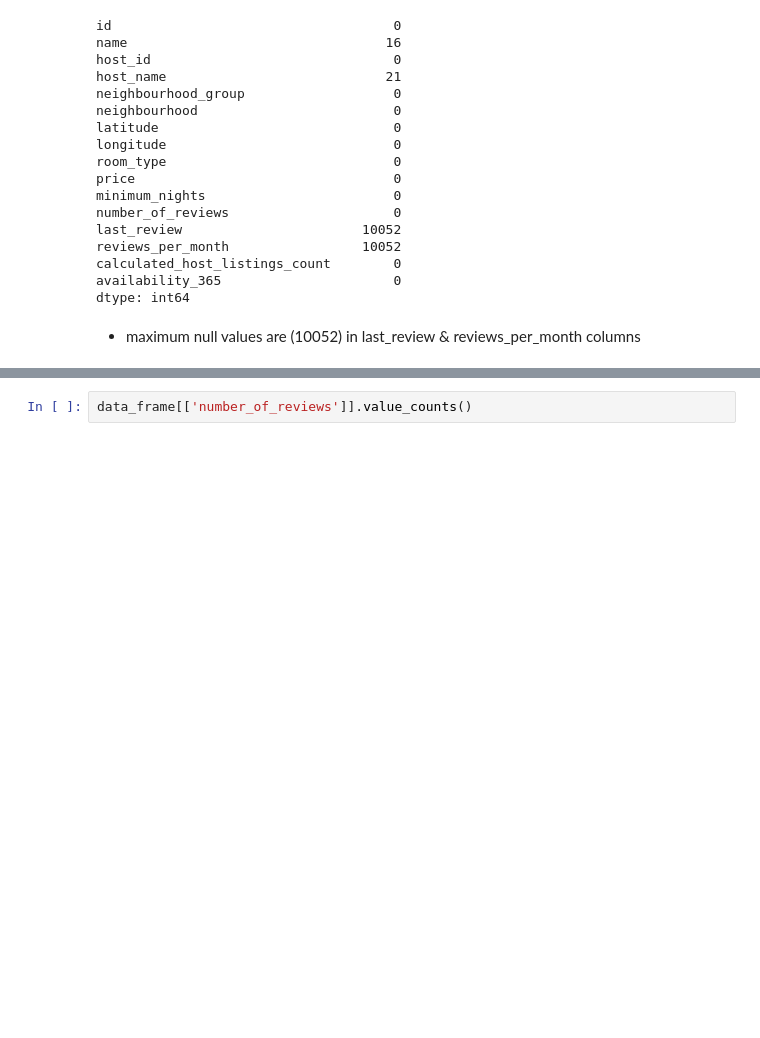
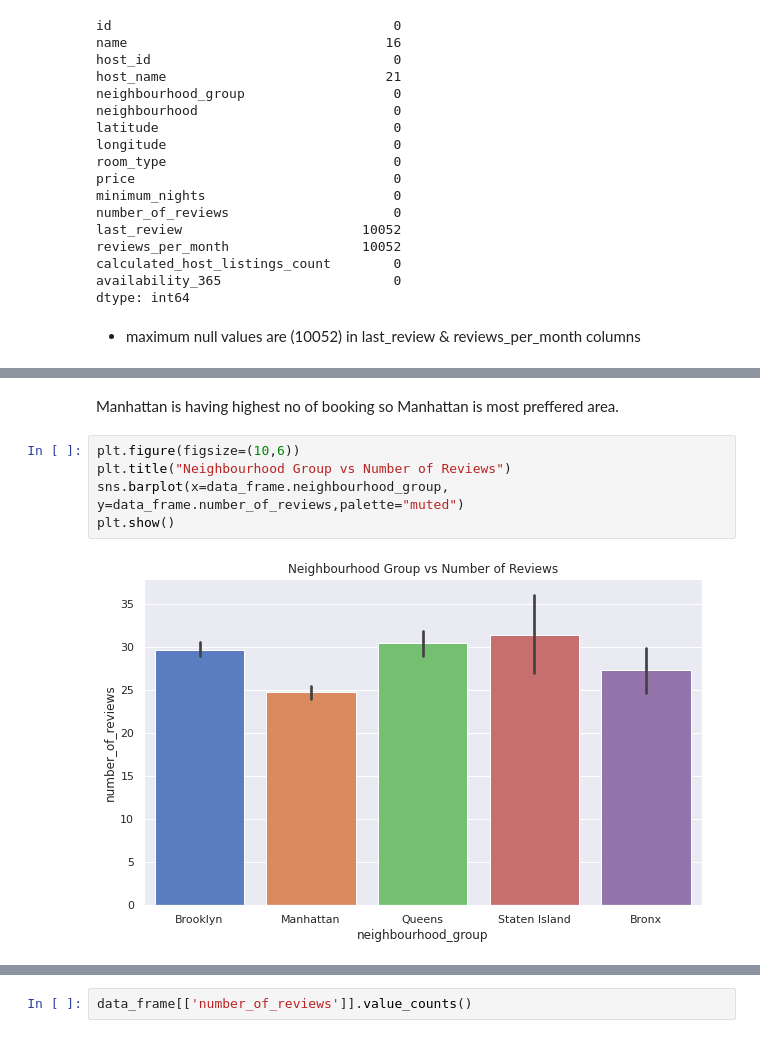
Before and after one commit to NehaGupta-DataScientists/AirbnbBookingAnalysis-, a Jupyter notebook: My_Airbnb_Bookings_Analysis_Capstone_Project.ipynb, the cells around one changed output, grey strips where cells are left out. Drawn from its saved outputs; the diff is of its cells as text; blank space fills up the shorter version.

```diff
--- a/My_Airbnb_Bookings_Analysis_Capstone_Project.ipynb
+++ b/My_Airbnb_Bookings_Analysis_Capstone_Project.ipynb
@@ -170,0 +382,9 @@ Index(['id', 'name', 'host_id', 'host_name', 'neighbourhood_group',
+# %% [markdown]
+Manhattan is having highest no of booking so Manhattan is most preffered area.
+# %%
+plt.figure(figsize=(10,6))
+plt.title("Neighbourhood Group vs Number of Reviews")
+sns.barplot(x=data_frame.neighbourhood_group, y=data_frame.number_of_reviews,palette="muted")
+plt.show()
+# %% [output]
+[figure, added]
```
Also changed, not shown: parts of 44 cells of this notebook.
